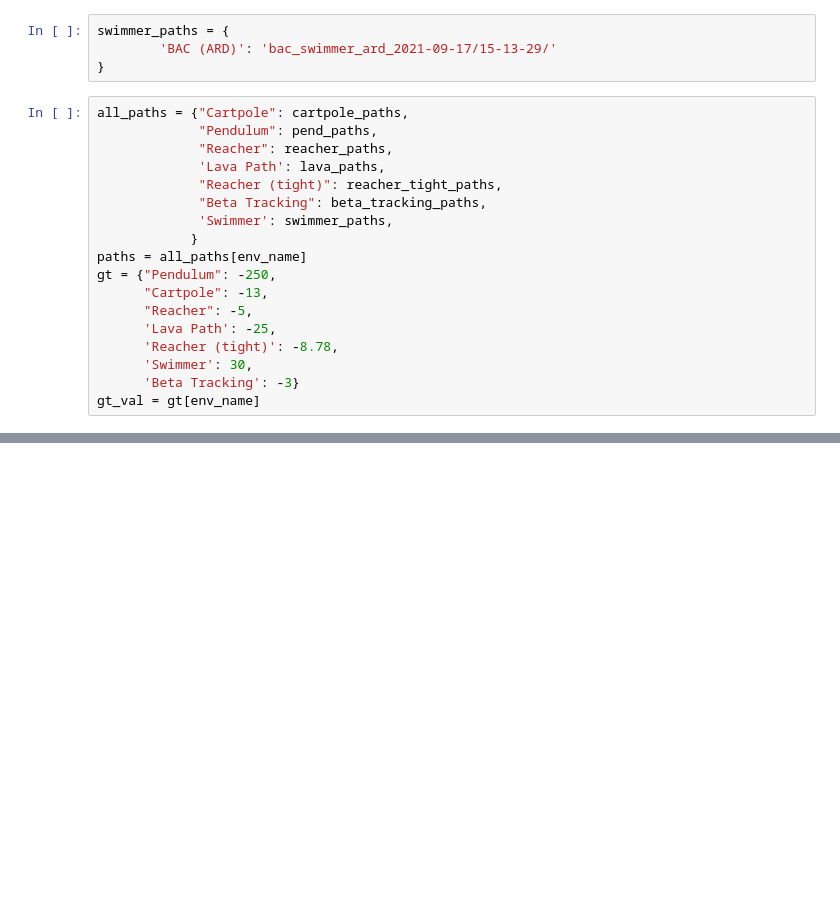
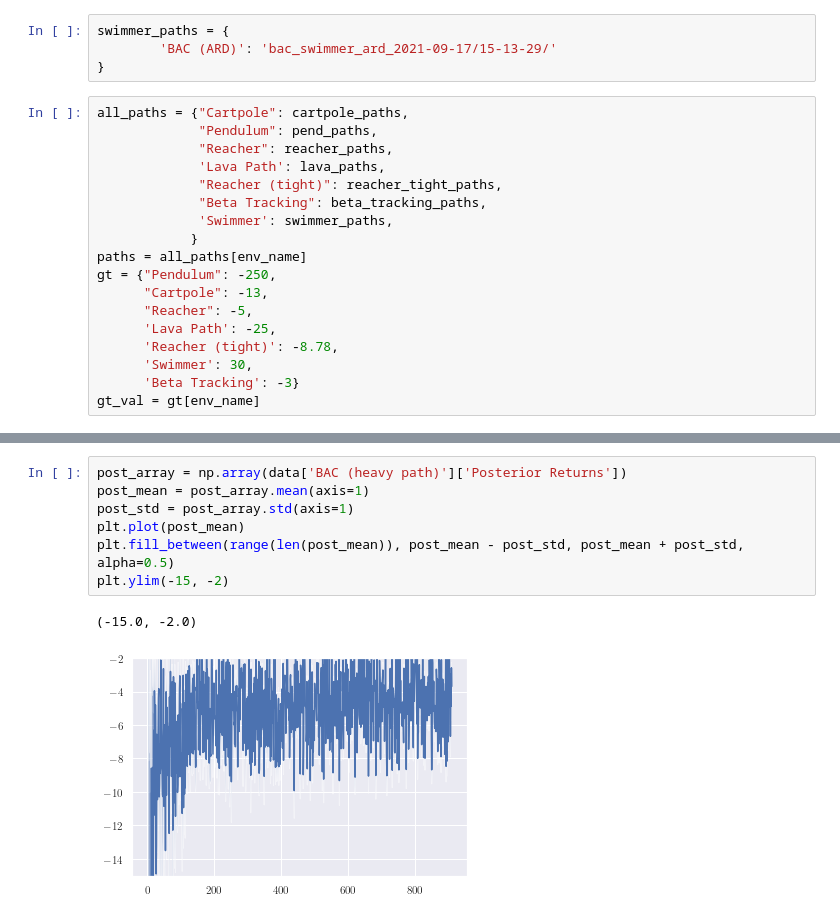
Before and after one commit to fusion-ml/trajectory-information-rl, a Jupyter notebook: notebooks/plot_returns.ipynb, the cells around one changed output, grey strips where cells are left out. Drawn from its saved outputs; the diff is of its cells as text; blank space fills up the shorter version.

```diff
--- a/notebooks/plot_returns.ipynb
+++ b/notebooks/plot_returns.ipynb
@@ -299 +314,11 @@ BAC (noisy heavy path): None
 PETS: 400
+# %%
+post_array = np.array(data['BAC (heavy path)']['Posterior Returns'])
+post_mean = post_array.mean(axis=1)
+post_std = post_array.std(axis=1)
+plt.plot(post_mean)
+plt.fill_between(range(len(post_mean)), post_mean - post_std, post_mean + post_std, alpha=0.5)
+plt.ylim(-15, -2)
+# %% [output]
+(-15.0, -2.0)
+[figure, added]
```
Also changed, not shown: parts of 9 cells of this notebook.
